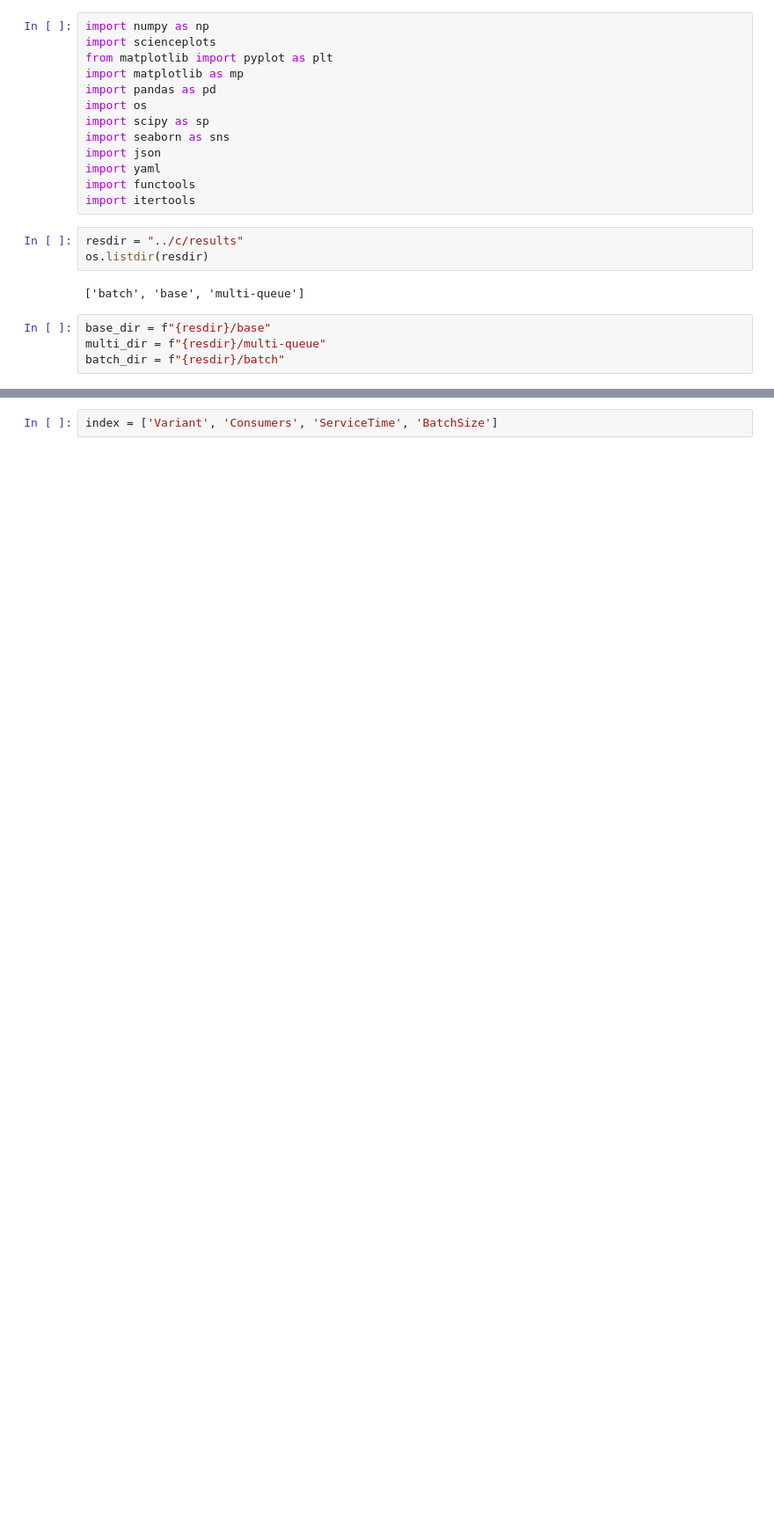
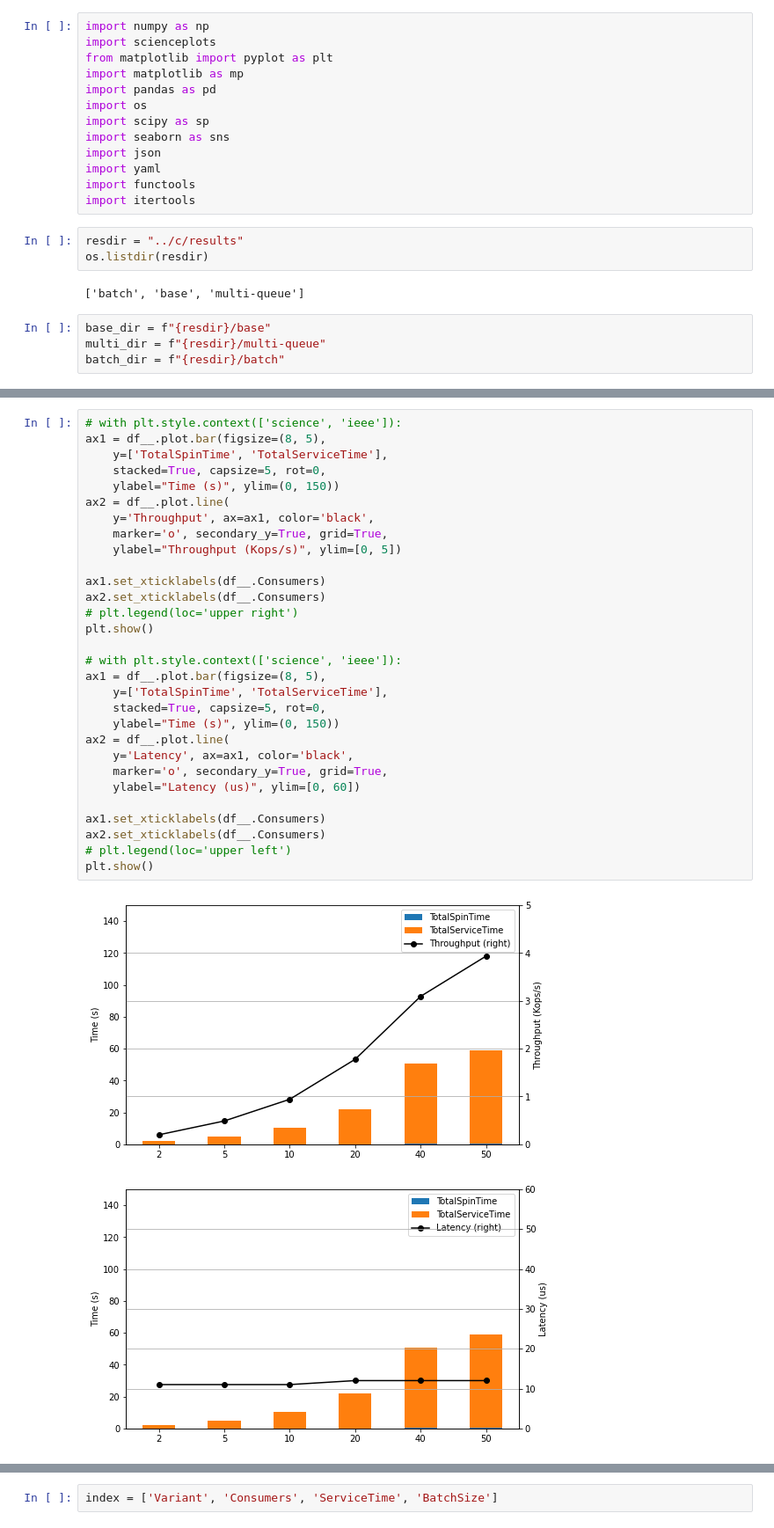
Before and after one commit to cesar237/ring_buffer_sim, a Jupyter notebook: notebooks/analysis.ipynb, the cells around one changed output, grey strips where cells are left out. Shown at 88% size. Cells and saved outputs as stored; diff of their text form; blank space fills up the shorter version.

```diff
--- a/notebooks/analysis.ipynb
+++ b/notebooks/analysis.ipynb
@@ -147,3 +147,36 @@ plt.show()
+# %%
+# with plt.style.context(['science', 'ieee']):
+ax1 = df__.plot.bar(figsize=(8, 5),
+    y=['TotalSpinTime', 'TotalServiceTime'],
+    stacked=True, capsize=5, rot=0,
+    ylabel="Time (s)", ylim=(0, 150))
+ax2 = df__.plot.line(
+    y='Throughput', ax=ax1, color='black',
+    marker='o', secondary_y=True, grid=True,
+    ylabel="Throughput (Kops/s)", ylim=[0, 5])
+
+ax1.set_xticklabels(df__.Consumers)
+ax2.set_xticklabels(df__.Consumers)
+# plt.legend(loc='upper right')
+plt.show()
+
+# with plt.style.context(['science', 'ieee']):
+ax1 = df__.plot.bar(figsize=(8, 5),
+    y=['TotalSpinTime', 'TotalServiceTime'],
+    stacked=True, capsize=5, rot=0,
+    ylabel="Time (s)", ylim=(0, 150))
+ax2 = df__.plot.line(
+    y='Latency', ax=ax1, color='black',
+    marker='o', secondary_y=True, grid=True,
+    ylabel="Latency (us)", ylim=[0, 60])
+
+ax1.set_xticklabels(df__.Consumers)
+ax2.set_xticklabels(df__.Consumers)
+# plt.legend(loc='upper left')
+plt.show()
+# %% [output]
+[figure, added]
+[figure, added]
 # %%
 variant = "batch"
 dir = batch_dir
```
Also changed, not shown: parts of 29 cells of this notebook, 4 other files.
